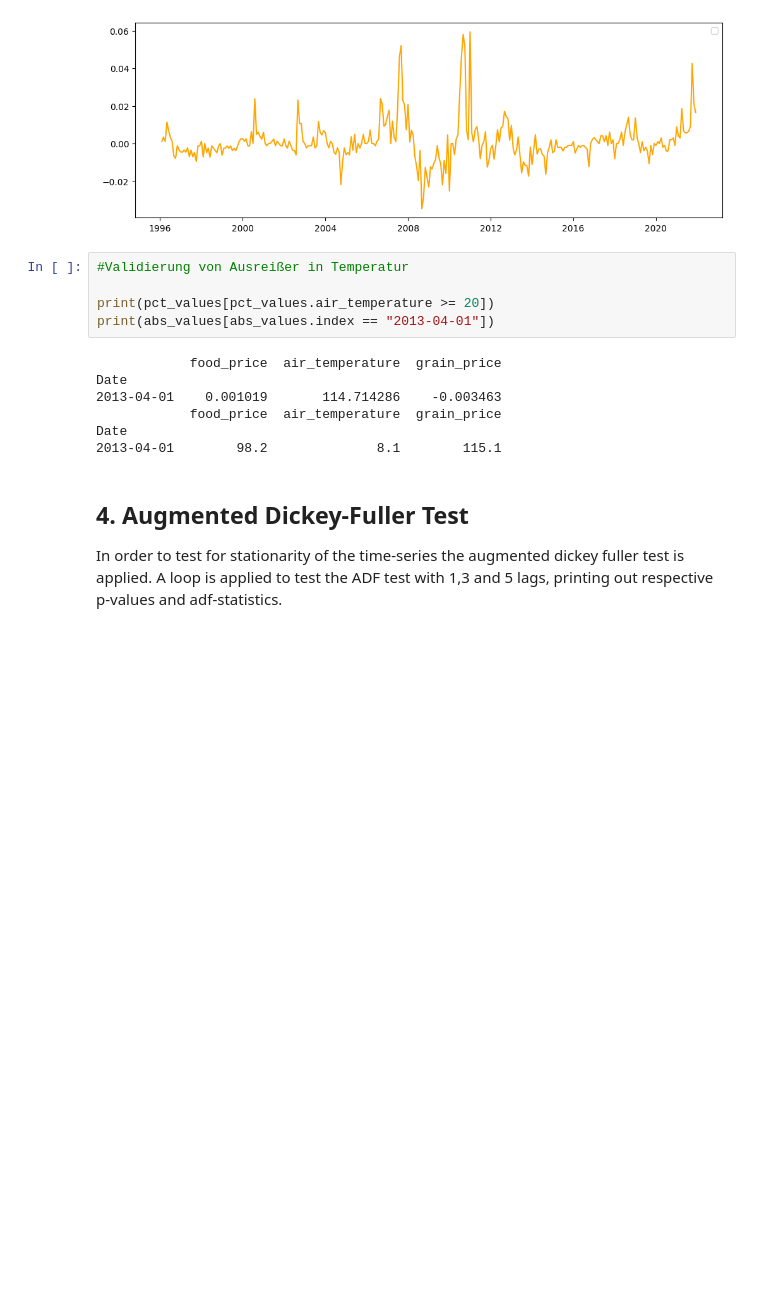
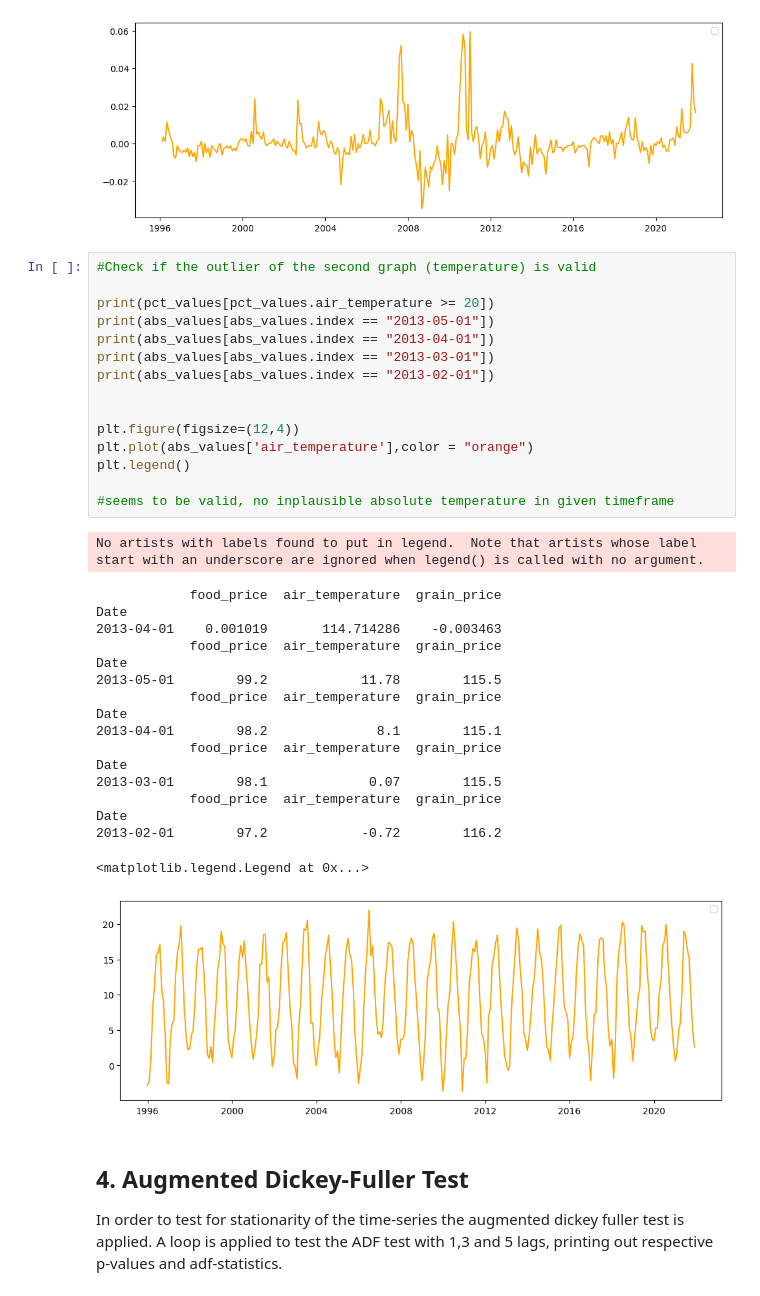
Before and after one commit to TechLabs-Ruhr/Food-price-forecast, a Jupyter notebook: ModelsAndDatasets/Granger_Causality_Impulse_Response_Function_updated.ipynb, the cells around one changed output. Saved outputs shown, nothing was run; the diff lists cells and outputs as text; blank space fills up the shorter version.

```diff
--- a/ModelsAndDatasets/Granger_Causality_Impulse_Response_Function_updated.ipynb
+++ b/ModelsAndDatasets/Granger_Causality_Impulse_Response_Function_updated.ipynb
@@ -194,18 +174,40 @@ No artists with labels found to put in legend.  Note that artists whose label st
 [figure]
 [figure]
 [figure]
-# %%
-#Validierung von Ausreißer in Temperatur
-
-print(pct_values[pct_values.air_temperature >= 20])
-print(abs_values[abs_values.index == "2013-04-01"])
-# %% [output]
-            food_price  air_temperature  grain_price
-Date
-2013-04-01    0.001019       114.714286    -0.003463
-            food_price  air_temperature  grain_price
-Date
-2013-04-01        98.2              8.1        115.1
+# %%
+#Check if the outlier of the second graph (temperature) is valid
+
+print(pct_values[pct_values.air_temperature >= 20])
+print(abs_values[abs_values.index == "2013-05-01"])
+print(abs_values[abs_values.index == "2013-04-01"])
+print(abs_values[abs_values.index == "2013-03-01"])
+print(abs_values[abs_values.index == "2013-02-01"])
+
+
+plt.figure(figsize=(12,4))
+plt.plot(abs_values['air_temperature'],color = "orange")
+plt.legend()
+
+#seems to be valid, no inplausible absolute temperature in given timeframe
+# %% [output]
+No artists with labels found to put in legend.  Note that artists whose label start with an underscore are ignored when legend() is called with no argument.
+            food_price  air_temperature  grain_price
+Date
+2013-04-01    0.001019       114.714286    -0.003463
+            food_price  air_temperature  grain_price
+Date
+2013-05-01        99.2            11.78        115.5
+            food_price  air_temperature  grain_price
+Date
+2013-04-01        98.2              8.1        115.1
+            food_price  air_temperature  grain_price
+Date
+2013-03-01        98.1             0.07        115.5
+            food_price  air_temperature  grain_price
+Date
+2013-02-01        97.2            -0.72        116.2
+<matplotlib.legend.Legend at 0x...>
+[figure, added]
 # %% [markdown]
 ## 4. Augmented Dickey-Fuller Test  <a id='ADF'></a>
 
```
Also changed, not shown: parts of 15 cells of this notebook.
